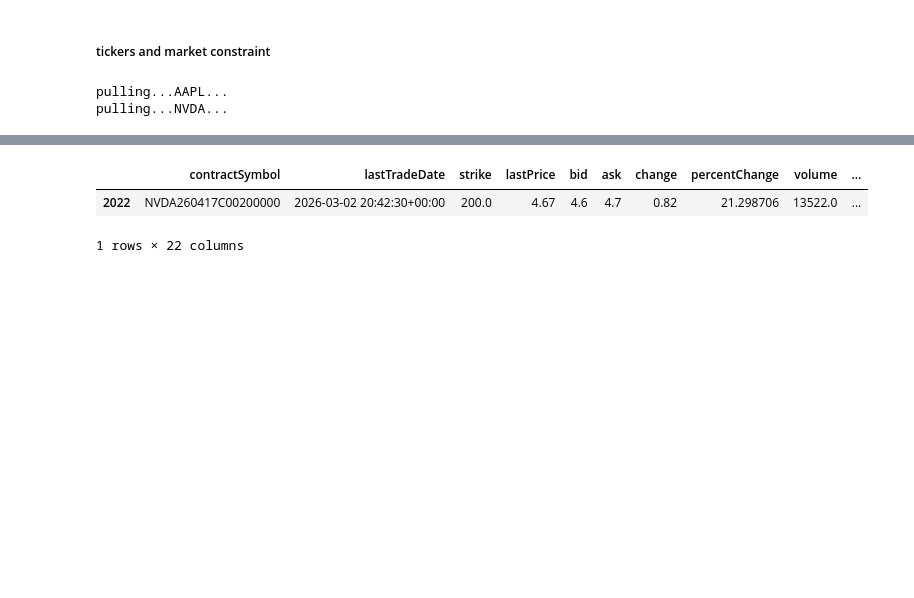
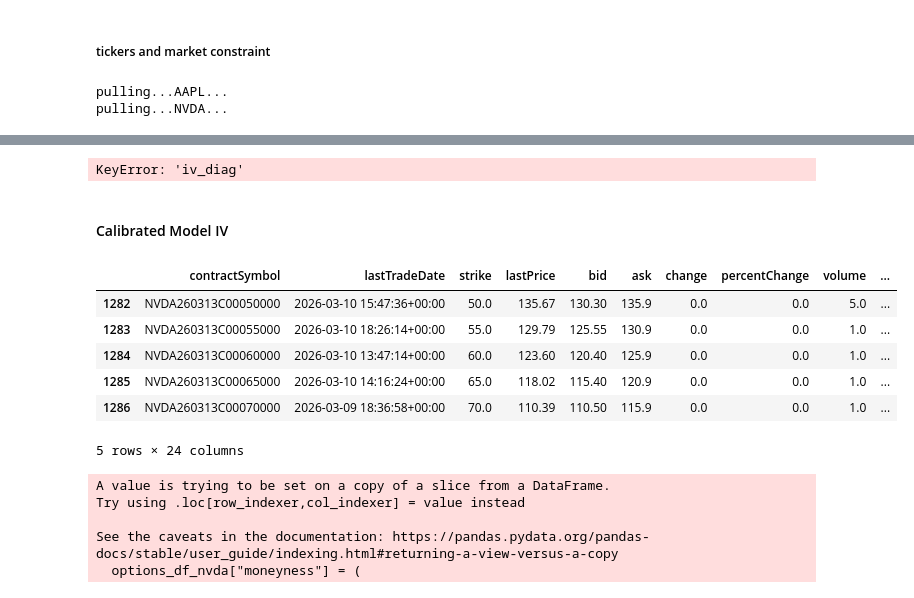
Before and after one commit to SubhamKhinchi/Heston-Options-Pricing-Engine, a Jupyter notebook: main.ipynb, the cells around one changed output, grey strips where cells are left out. Cells and saved outputs as stored; diff of their text form; code cells hidden in the pictures; blank space fills up the shorter version.

Commit message:
Calibrated Model, Vol surface

```diff
--- a/main.ipynb
+++ b/main.ipynb
@@ -18,7 +22,7 @@ N= 10000
 M = 100
 spread_limit = 0.05
 # %%
-options_df = get_multiple_tickers(tickers, spread_limit=spread_limit)
+options_df = get_multiple_tickers(tickers, spread_limit, r, q)
 # %% [output]
 pulling...AAPL...
 pulling...NVDA...
@@ -46,23 +88,0 @@ heston_params = (0.04, 2.0, 0.04, 0.5, -0.7)
-# %%
-def price_row(row, r, q, heston_params ):
-    S0 = row['spot']
-    K=row['strike']
-    T= row['T']
-    option_type = row['type']
-
-    v0, kappa, theta, sigma, rho = heston_params
-
-    if option_type == 'call':
-        if q==0:
-            print('american_call_without_dividends ....exexcuted')
-            return american_call_without_dividends(S0, K, T, r, v0, kappa, theta, sigma, rho)
-        else:
-            print('american_call_with_dividends....exexcuted')
-            return american_call_with_dividends(S0, K, T, r, v0, kappa, theta, sigma, rho, M, N, q)
-    elif option_type == 'put':
-        if q==0:
-            print('american_put_without_dividends....exexcuted')
-            return american_put_without_dividends(S0, K, T, r, v0, kappa, theta, sigma, rho, M, N)
-        else:
-            print('american_put_with_dividends....exexcuted')
-            return american_put_with_dividends(S0, K, T, r, v0, kappa, theta, sigma, rho, M, N, q)
@@ -69,3 +142,7 @@ def price_row(row, r, q, heston_params ):
+# %%
+calibrated_heston_params = (0.24403566968414625, 2.000169494947594, 0.1087414325971798, 0.5085892157308337, -0.7084200062062825)
 # %%
-options_df_nvda['heston_price'] = options_df_nvda.apply(lambda row: price_row(row, r, q, heston_params), axis=1)
+options_df_nvda = options_df[options_df['ticker']=='NVDA'].copy()
+options_df_nvda['calibrated_heston_price'] = options_df_nvda.apply(lambda row: price_row(row, r, q, calibrated_heston_params), axis=1)
+options_df_nvda.head()
 # %% [output]
@@ -81,18 +191,38 @@ options_df_nvda.head()
+# %%
+options_df_nvda_vol['iv_diag'].value_counts(dropna=False)
+# %% [output]
+KeyError: 'iv_diag'
+# %% [markdown]
+#### Calibrated Model IV
 # %%
-options_df_nvda["market_iv"] = options_df_nvda.apply(
+options_df_nvda["model_iv"] = options_df_nvda.apply(
     lambda row: implied_volatility(
-        row["heston_price"],
+        row["calibrated_heston_price"],
         row["spot"],
         row["strike"],
+        r,
         row["T"],
-        r,
         row["type"],
         q
     ),
     axis=1
 )
 options_df_nvda.head()
 # %% [output]
 |  | contractSymbol | lastTradeDate | strike | lastPrice | bid | ask | change | percentChange | volume | ... |
-| 2022 | NVDA260417C00200000 | 2026-03-02 20:42:30+00:00 | 200.0 | 4.67 | 4.6 | 4.7 | 0.82 | 21.298706 | 13522.0 | ... |
+| 1282 | NVDA260313C00050000 | 2026-03-10 15:47:36+00:00 | 50.0 | 135.67 | 130.30 | 135.9 | 0.0 | 0.0 | 5.0 | ... |
+| 1283 | NVDA260313C00055000 | 2026-03-10 18:26:14+00:00 | 55.0 | 129.79 | 125.55 | 130.9 | 0.0 | 0.0 | 1.0 | ... |
+| 1284 | NVDA260313C00060000 | 2026-03-10 13:47:14+00:00 | 60.0 | 123.60 | 120.40 | 125.9 | 0.0 | 0.0 | 1.0 | ... |
+| 1285 | NVDA260313C00065000 | 2026-03-10 14:16:24+00:00 | 65.0 | 118.02 | 115.40 | 120.9 | 0.0 | 0.0 | 1.0 | ... |
+| 1286 | NVDA260313C00070000 | 2026-03-09 18:36:58+00:00 | 70.0 | 110.39 | 110.50 | 115.9 | 0.0 | 0.0 | 1.0 | ... |
-1 rows × 22 columns
+5 rows × 24 columns
+# %%
+options_df_nvda["moneyness"] = (
+    options_df_nvda["spot"] / options_df_nvda["strike"]
+)
+# %% [output]
+A value is trying to be set on a copy of a slice from a DataFrame.
+Try using .loc[row_indexer,col_indexer] = value instead
+
+See the caveats in the documentation: https://pandas.pydata.org/pandas-docs/stable/user_guide/indexing.html#returning-a-view-versus-a-copy
+  options_df_nvda["moneyness"] = (
```
Also changed, not shown: parts of 25 cells of this notebook, 15 other files.
